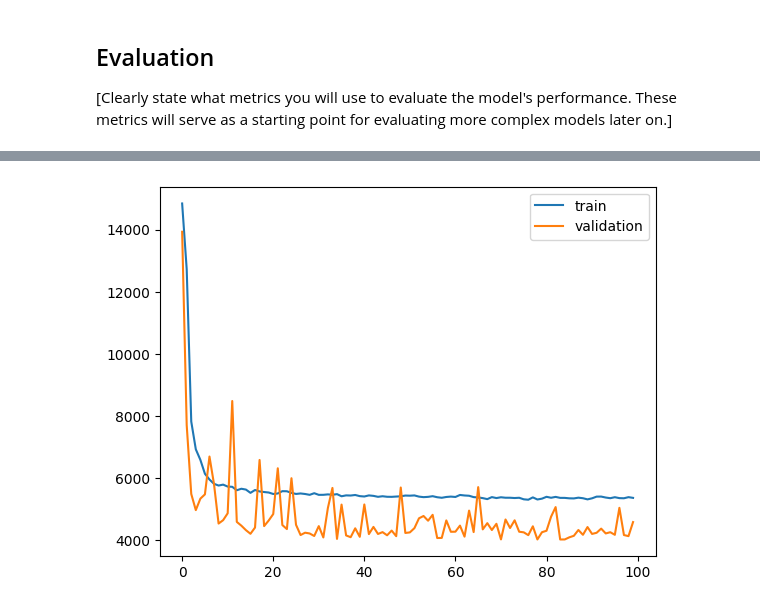
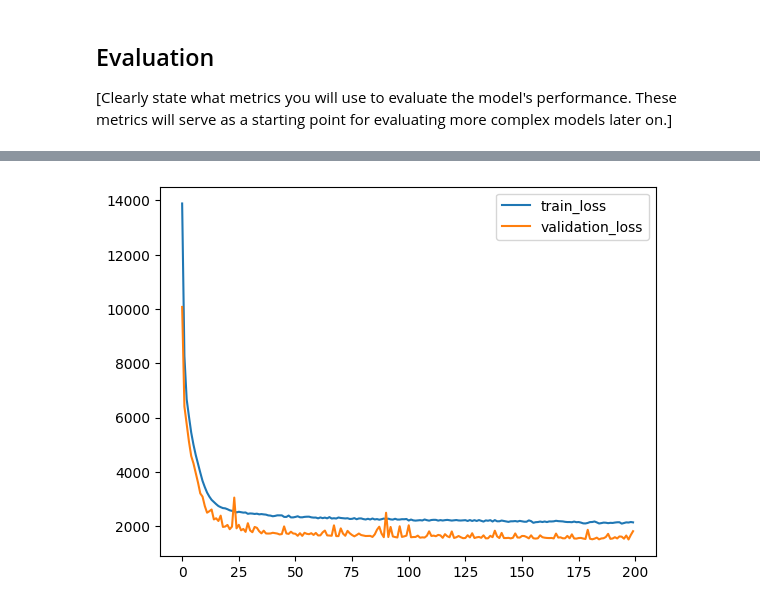
Before and after one commit to aj52izov/Bakery_sales_prediction_project, a Jupyter notebook: 2_BaselineModel/baseline_model.ipynb, the cells around one changed output, grey strips where cells are left out. Cells and saved outputs as stored; diff of their text form; code cells hidden in the pictures.

Commit message:
base model

```diff
--- a/2_BaselineModel/baseline_model.ipynb
+++ b/2_BaselineModel/baseline_model.ipynb
@@ -71,0 +88,6 @@ Date
+# %%
+# change categorical columns to one-hot encoding
+merged_df = pd.get_dummies(merged_df)
+print('features shape: ', len(merged_df), len(merged_df.columns))
+merged_df.dtypes
+      #merged_df.describe(include='all').transpose()
@@ -84,11 +121,9 @@ Y_scaler = MinMaxScaler()
 # %%
 # form training and test sets
 
-dataset_npy_scaled =X_scaler.fit_transform(dataset_npy)
-#labels_npy_scaled = Y_scaler.fit_transform(labels_npy.reshape(-1,1))
+# split into train and test sets
+X_train, X_val, y_train, y_val = train_test_split(dataset_npy, labels_npy, test_size=0.3, random_state=42)
+X_train, X_test, y_train, y_test = train_test_split(X_train, y_train, test_size=0.1, random_state=42)
 
-# split into train and test sets
-X_train, X_test, y_train, y_test = train_test_split(dataset_npy_scaled, labels_npy, test_size=0.1, random_state=42)
-
-(len(X_train), len(y_train)) , (len(X_test), len(y_test))
+(len(X_train), len(y_train)), (len(X_val), len(y_val)) , (len(X_test), len(y_test))
 # %% [output]
@@ -101,14 +136,17 @@ X_train, X_test, y_train, y_test = train_test_split(dataset_npy_scaled, labels_n
 # Initialize and train the baseline model
 model = tf.keras.Sequential([
   tf.keras.layers.Dense(512, activation='relu'),
-  tf.keras.layers.Dense(256, activation='relu'),
-  tf.keras.layers.Dense(128, activation='relu'),
-  tf.keras.layers.Dense(64, activation='relu'),
-  tf.keras.layers.Dense(32, activation='relu'),
+  tf.keras.layers.Dropout(0.3),
   tf.keras.layers.Dense(1)
 ])
 
 model.compile(loss = tf.keras.losses.MeanSquaredError(), optimizer = tf.keras.optimizers.RMSprop())
 
-history = model.fit(X_train, y_train, validation_split=0.2, epochs=100, batch_size=32, verbose=1)
+history = model.fit(X_train, y_train,
+                    validation_data=(X_val, y_val),
+                    epochs=200,
+                    batch_size=32,
+                    verbose=1,
+                    callbacks=[tf.keras.callbacks.EarlyStopping(monitor='val_loss', patience=20, restore_best_weights=True)]
+                    )
 # %% [output]
@@ -155,8 +192,8 @@ plt.show()
 # %%
 # plot the loss
-plt.plot(history.history['loss'], label='train')
-plt.plot(history.history['val_loss'], label='validation')
+plt.plot(history.history['loss'], label='train_loss')
+plt.plot(history.history['val_loss'], label='validation_loss')
 plt.legend()
 plt.show()
 # %% [output]
-[figure, old version]
+[figure, new version]
```
Also changed, not shown: parts of 10 cells of this notebook, 1 other file.
